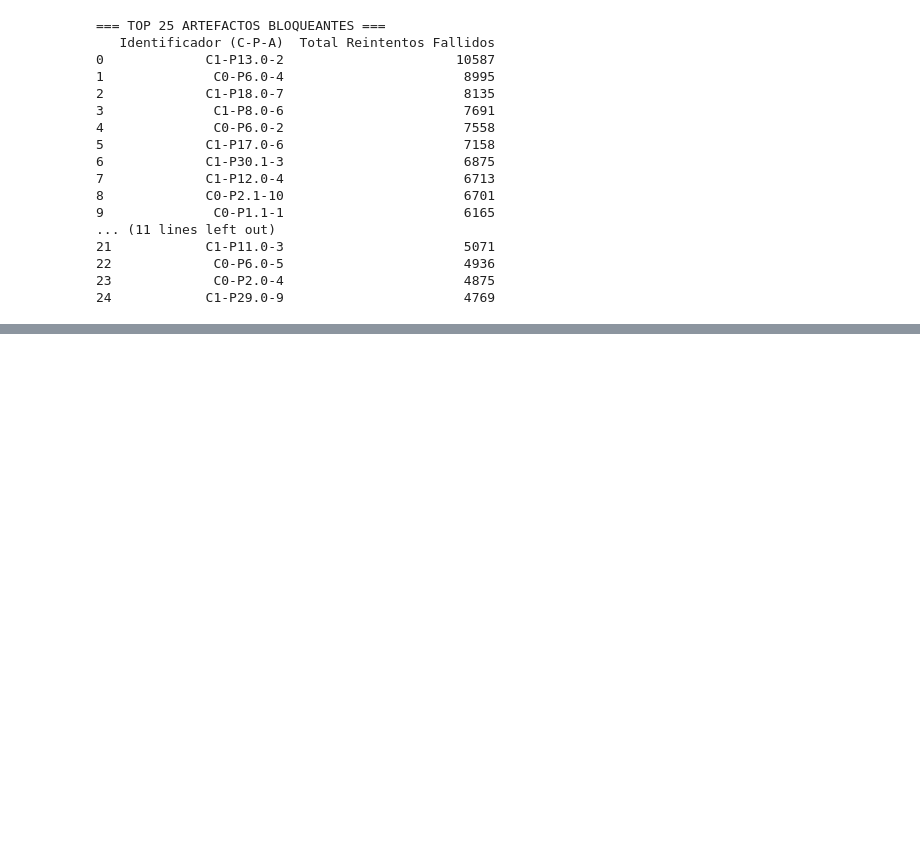
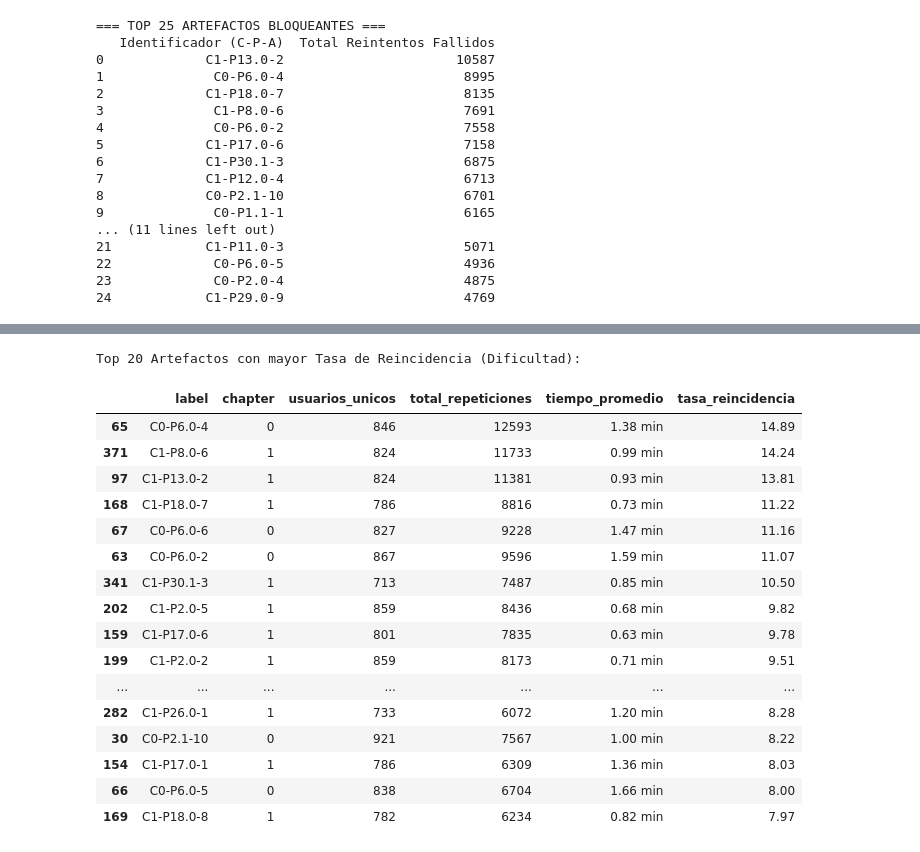
Before and after one commit to freddygl3/CienciaDatos, a Jupyter notebook: Fragateando2.ipynb, the cells around one changed output, grey strips where cells are left out. Cells and saved outputs as stored; diff of their text form; code cells hidden in the pictures; blank space fills up the shorter version.

Commit message:
Tasa de reincidencia añadida

```diff
--- a/Fragateando2.ipynb
+++ b/Fragateando2.ipynb
@@ -809,3 +809,73 @@ Distribución Detallada:
 - Origen Móvil: 813640 (70.7%)
 - Otro Origen: 337362 (29.3%)
 ----------------------------------------
+# %%
+import pandas as pd
+import numpy as np
+
+droped_df['minutes'] = droped_df['seconds'] / 60
+
+droped_df['label'] = (
+        "C" + droped_df['chapter'].astype(str) +
+        "-P" + droped_df['page'].astype(str) +
+        "-" + droped_df['artifact'].astype(str)
+)
+
+# 1. PREPARACIÓN NIVEL USUARIO
+user_interactions = droped_df.groupby(['_idUser', 'label', 'chapter']).agg(
+    visits=('label', 'count'),          # Cuántas veces entró
+    avg_minutes=('minutes', 'mean')     # Tiempo promedio por visita
+).reset_index()
+
+# Calculamos repeticiones reales (visitas - 1)
+user_interactions['repeticiones'] = user_interactions['visits'] - 1
+
+# 2. AGREGACIÓN NIVEL ARTEFACTO (El Indicador)
+difficulty_table = user_interactions.groupby(['label', 'chapter']).agg(
+    usuarios_unicos=('_idUser', 'nunique'),     # Cuánta gente pasó por aquí
+    total_repeticiones=('repeticiones', 'sum'), # Total bruto de reintentos
+    tiempo_promedio=('avg_minutes', 'mean')     # Tiempo promedio global
+).reset_index()
+
+# 3. CÁLCULO DE LA TASA DE DIFICULTAD (KPI)
+difficulty_table['tasa_reincidencia'] = difficulty_table['total_repeticiones'] / difficulty_table['usuarios_unicos']
+
+# 4. ORDENAR Y LIMPIAR
+top_difficulty = difficulty_table.sort_values(by='tasa_reincidencia', ascending=False).head(15)
+
+# Redondeo
+top_difficulty = top_difficulty.round(2)
+
+# 5. VISUALIZACIÓN CON ESTILO (Heatmap)
+styled_table = top_difficulty.style.background_gradient(
+    subset=['tasa_reincidencia', 'tiempo_promedio'],
+    cmap='Reds'
+).format({
+    'tasa_reincidencia': '{:.2f}',
+    'tiempo_promedio': '{:.2f} min',
+    'total_repeticiones': '{:.0f}',
+    'usuarios_unicos': '{:.0f}'
+})
+
+# Mostrar la tabla
+print("Top 15 Artefactos con mayor Tasa de Reincidencia (Dificultad):")
+styled_table
+# %% [output]
+Top 20 Artefactos con mayor Tasa de Reincidencia (Dificultad):
+|  | label | chapter | usuarios_unicos | total_repeticiones | tiempo_promedio | tasa_reincidencia |
+| 65 | C0-P6.0-4 | 0 | 846 | 12593 | 1.38 min | 14.89 |
+| 371 | C1-P8.0-6 | 1 | 824 | 11733 | 0.99 min | 14.24 |
+| 97 | C1-P13.0-2 | 1 | 824 | 11381 | 0.93 min | 13.81 |
+| 168 | C1-P18.0-7 | 1 | 786 | 8816 | 0.73 min | 11.22 |
+| 67 | C0-P6.0-6 | 0 | 827 | 9228 | 1.47 min | 11.16 |
+| 63 | C0-P6.0-2 | 0 | 867 | 9596 | 1.59 min | 11.07 |
+| 341 | C1-P30.1-3 | 1 | 713 | 7487 | 0.85 min | 10.50 |
+| 202 | C1-P2.0-5 | 1 | 859 | 8436 | 0.68 min | 9.82 |
+| 159 | C1-P17.0-6 | 1 | 801 | 7835 | 0.63 min | 9.78 |
+| 199 | C1-P2.0-2 | 1 | 859 | 8173 | 0.71 min | 9.51 |
+| ... | ... | ... | ... | ... | ... | ... |
+| 282 | C1-P26.0-1 | 1 | 733 | 6072 | 1.20 min | 8.28 |
+| 30 | C0-P2.1-10 | 0 | 921 | 7567 | 1.00 min | 8.22 |
+| 154 | C1-P17.0-1 | 1 | 786 | 6309 | 1.36 min | 8.03 |
+| 66 | C0-P6.0-5 | 0 | 838 | 6704 | 1.66 min | 8.00 |
+| 169 | C1-P18.0-8 | 1 | 782 | 6234 | 0.82 min | 7.97 |
```
Also changed, not shown: parts of 1 cell of this notebook.
